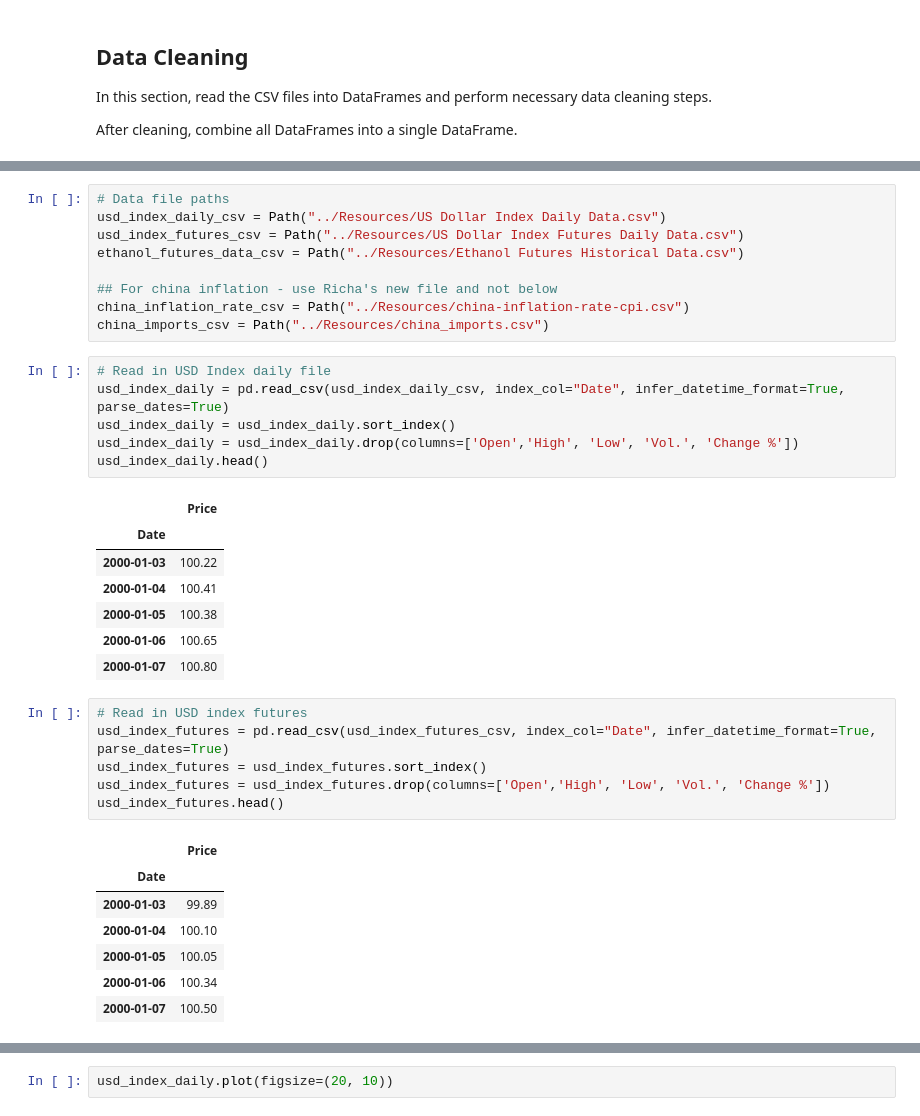
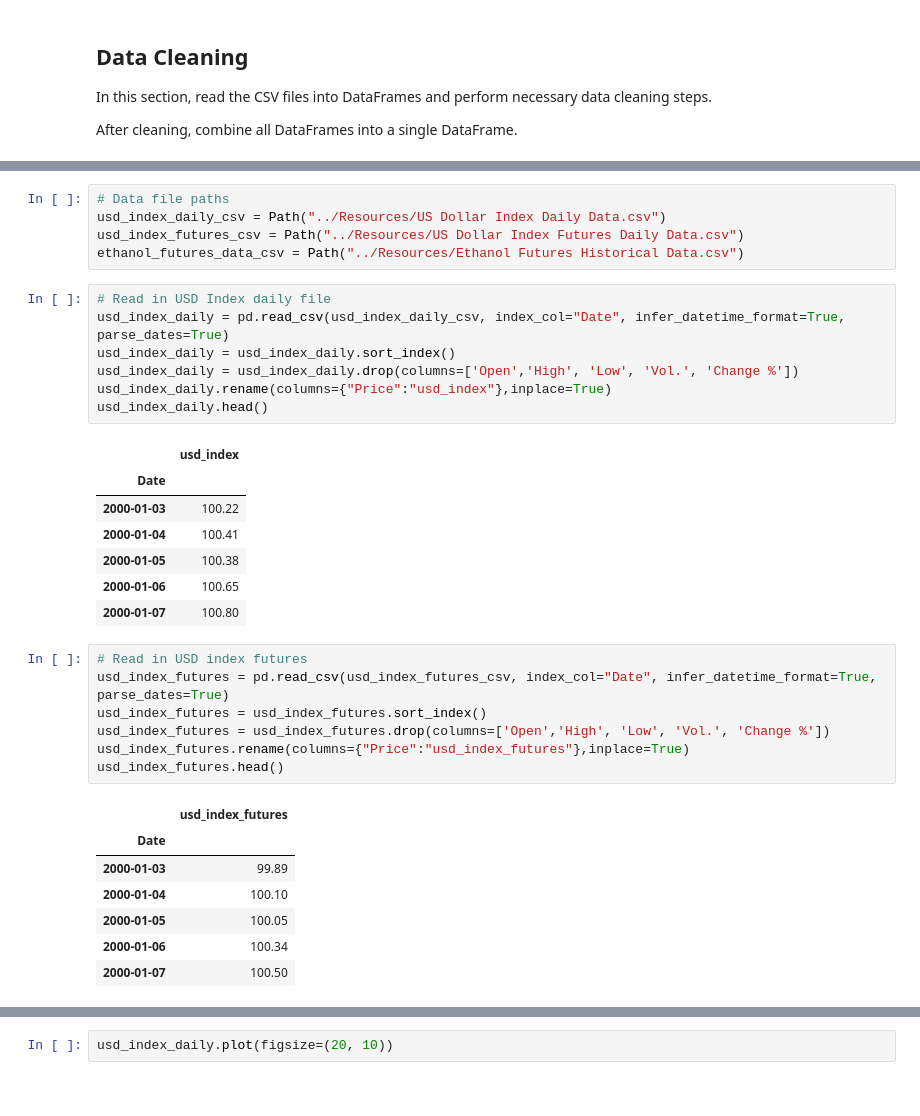
Before and after one commit to ShuranXu/Corn-Price-Predicter, a Jupyter notebook: Code/Data_import.ipynb, the cells around one changed output, grey strips where cells are left out. Saved outputs shown, nothing was run; the diff lists cells and outputs as text.

```diff
--- a/Code/Data_import.ipynb
+++ b/Code/Data_import.ipynb
@@ -61,18 +55,15 @@ corn_act_prices.head()
 usd_index_daily_csv = Path("../Resources/US Dollar Index Daily Data.csv")
 usd_index_futures_csv = Path("../Resources/US Dollar Index Futures Daily Data.csv")
 ethanol_futures_data_csv = Path("../Resources/Ethanol Futures Historical Data.csv")
-
-## For china inflation - use Richa's new file and not below
-china_inflation_rate_csv = Path("../Resources/china-inflation-rate-cpi.csv")
-china_imports_csv = Path("../Resources/china_imports.csv")
 # %%
 # Read in USD Index daily file
 usd_index_daily = pd.read_csv(usd_index_daily_csv, index_col="Date", infer_datetime_format=True, parse_dates=True)
 usd_index_daily = usd_index_daily.sort_index()
 usd_index_daily = usd_index_daily.drop(columns=['Open','High', 'Low', 'Vol.', 'Change %'])
+usd_index_daily.rename(columns={"Price":"usd_index"},inplace=True)
 usd_index_daily.head()
 # %% [output]
-|  | Price |
+|  | usd_index |
 | Date |  |
 | 2000-01-03 | 100.22 |
 | 2000-01-04 | 100.41 |
@@ -84,9 +75,10 @@ usd_index_daily.head()
 usd_index_futures = pd.read_csv(usd_index_futures_csv, index_col="Date", infer_datetime_format=True, parse_dates=True)
 usd_index_futures = usd_index_futures.sort_index()
 usd_index_futures = usd_index_futures.drop(columns=['Open','High', 'Low', 'Vol.', 'Change %'])
+usd_index_futures.rename(columns={"Price":"usd_index_futures"},inplace=True)
 usd_index_futures.head()
 # %% [output]
-|  | Price |
+|  | usd_index_futures |
 | Date |  |
 | 2000-01-03 | 99.89 |
 | 2000-01-04 | 100.10 |
```
Also changed, not shown: parts of 10 cells of this notebook.
